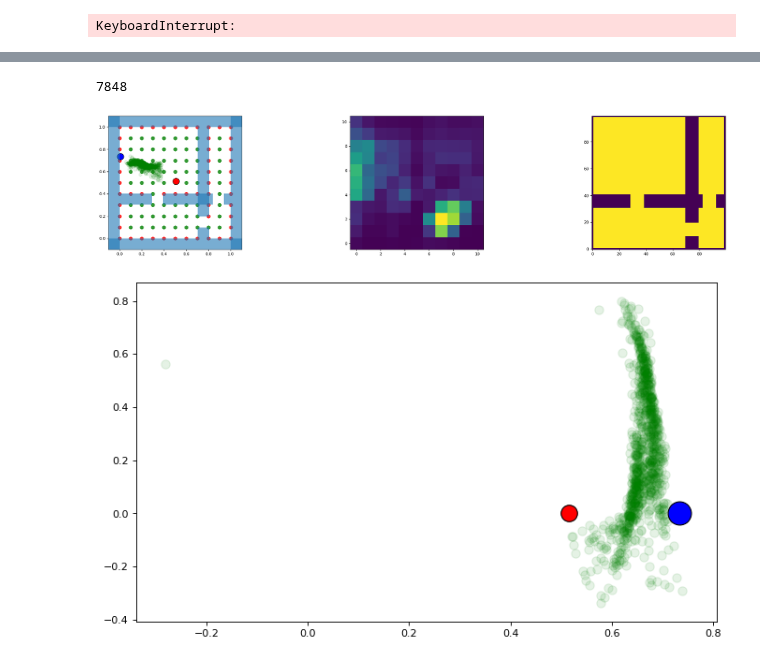
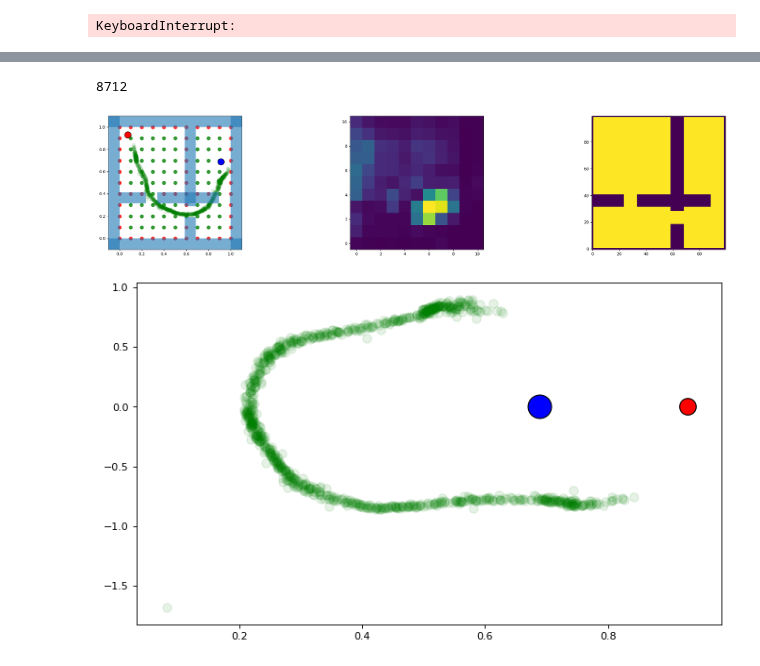
Before and after one commit to KarlRong/VAE-Motion-Planning, a Jupyter notebook: attentionVae.ipynb, the cells around one changed output, grey strips where cells are left out. Saved outputs shown, nothing was run; the diff lists cells and outputs as text; code cells hidden in the pictures.

```diff
--- a/attentionVae.ipynb
+++ b/attentionVae.ipynb
@@ -325,7 +325,7 @@ AttentionVAE(
 # %%
 test_data = test_loader.dataset
 viz_idx =   torch.randint(0,len(test_data),[1]).item()
-# viz_idx = 8712
+viz_idx = 8712
 print(viz_idx)
 
 _, con, startend, occ = test_data[viz_idx]
@@ -338,33 +338,33 @@ for i in range(0, 4):
     y_viz_p, alpha = model.inference(startend.expand(num_viz, X_dim * 2).to(device),
                             occ.expand(num_viz, 1, gridSize, gridSize).to(device), num_viz)
     torch.cuda.empty_cache()
     y_viz = torch.cat((y_viz_p, y_viz), dim = 0)
 
 y_viz=y_viz.cpu().detach().numpy()
 occ=occ.cpu().detach().numpy()
 
 from utils.NarrowPassage import plotCondition, plotSample, plotSpeed, plotSampleAttention
 
 # plotCondition(con)
 # plotSample(y_viz, con)
 torch.cuda.empty_cache()
 
 occ = occ[0].reshape(100,100)
 a = alpha[0].reshape(11,11)
 a = a.cpu().detach().numpy()
 
 plotSampleAttention(y_viz, con, occ, a)
 # plotCondition(con)
 # def plotOcc(img):
 #     img = torch.from_numpy(img).permute(1,0)
 #     # occ = ndimage.rotate(occ[0], degree*60)
 #     plt.imshow(img)
 #     plt.gca().invert_yaxis()
 # plotOcc(occ)
 # plotOcc(a)
 
 plotSpeed(y_viz, con)
 # %% [output]
-7848
+8712
-[figure, old version]
+[figure, new version]
-[figure, old version]
+[figure, new version]
```
Also changed, not shown: 2 other files.
